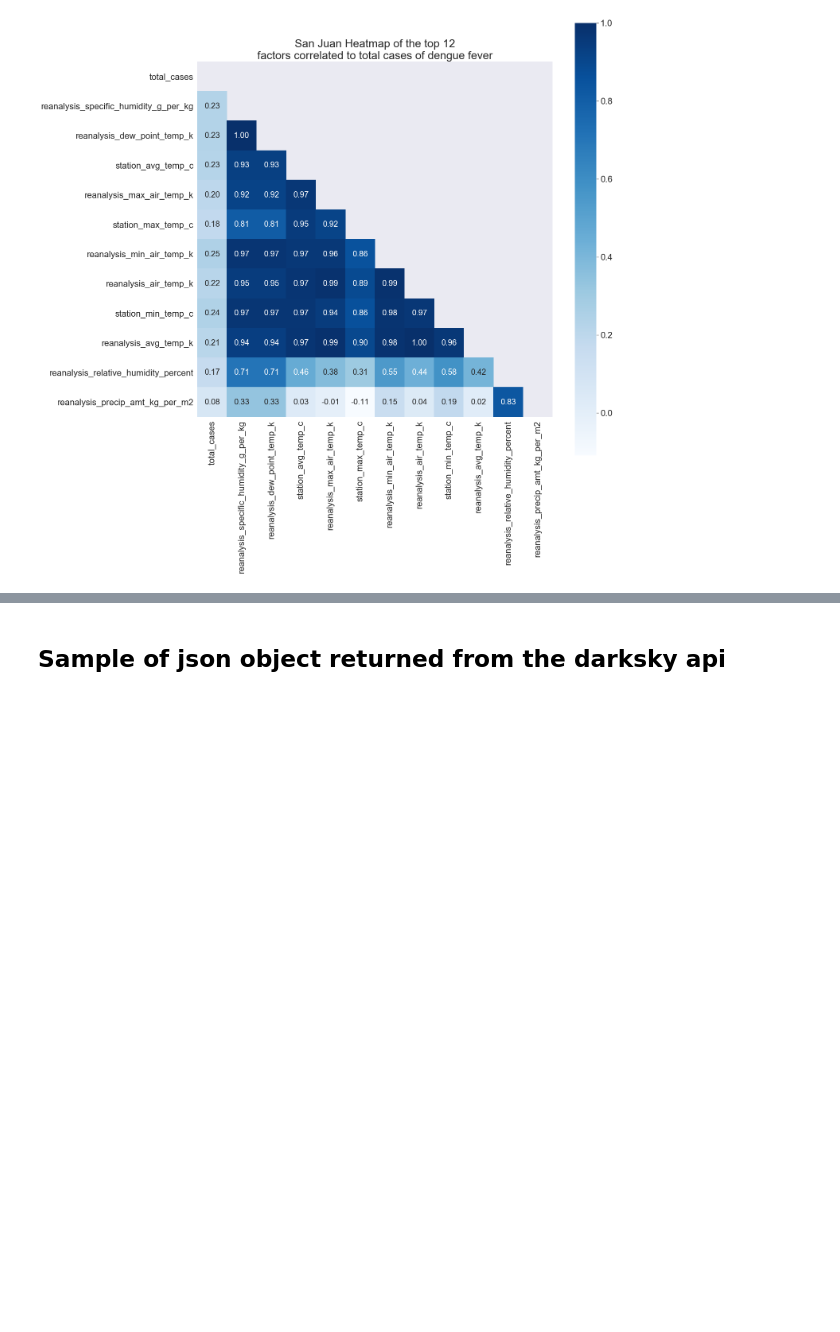
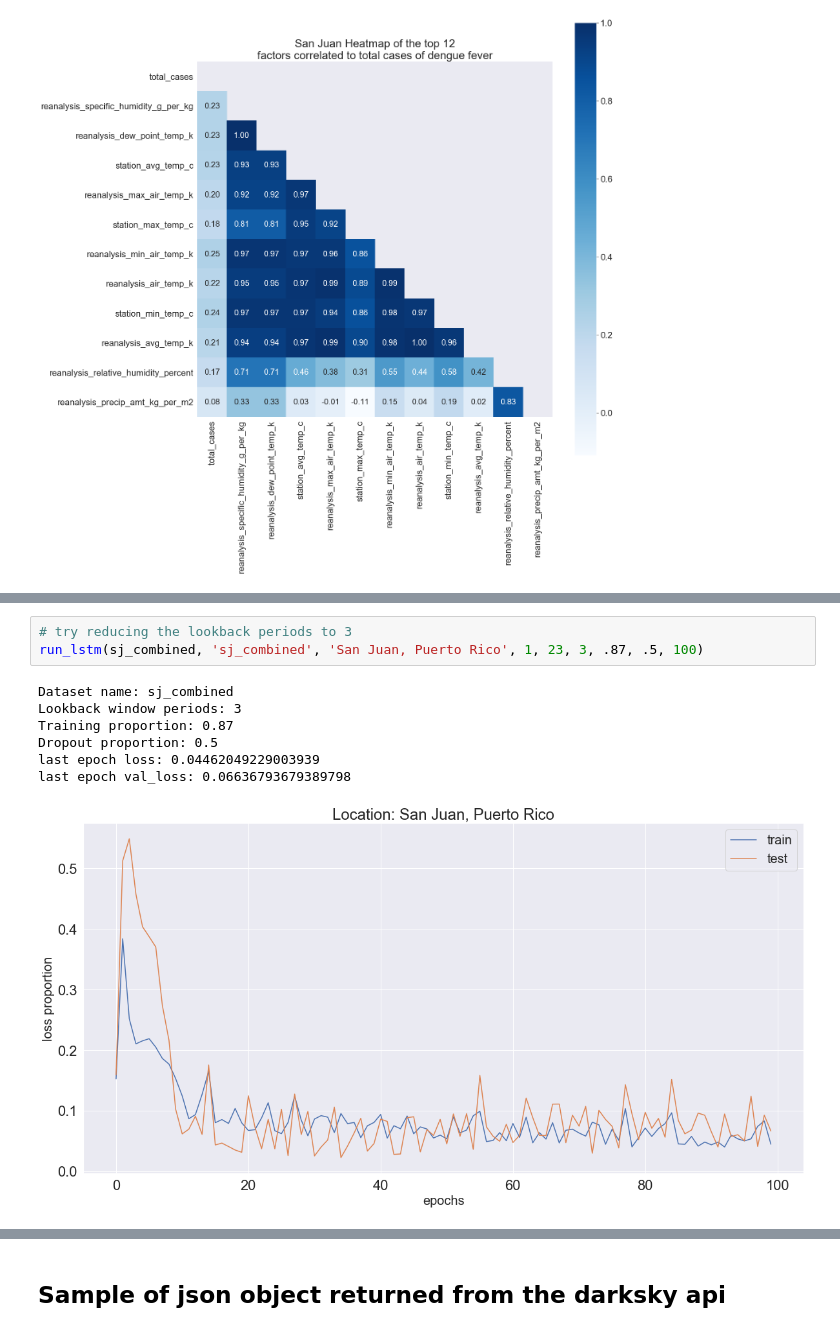
Before and after one commit to iEvidently/dsc-5-capstone-project-online-ds-pt-100118, a Jupyter notebook: dd_dengue_fever.ipynb, the cells around one changed output, grey strips where cells are left out. Saved outputs shown, nothing was run; the diff lists cells and outputs as text; blank space fills up the shorter version.

```diff
--- a/dd_dengue_fever.ipynb
+++ b/dd_dengue_fever.ipynb
@@ -1165,0 +2354,11 @@ plt.show()
+# %%
+# try reducing the lookback periods to 3
+run_lstm(sj_combined, 'sj_combined', 'San Juan, Puerto Rico', 1, 23, 3, .87, .5, 100)
+# %% [output]
+Dataset name: sj_combined
+Lookback window periods: 3
+Training proportion: 0.87
+Dropout proportion: 0.5
+last epoch loss: 0.04462049229003939
+last epoch val_loss: 0.06636793679389798
+[figure, added]
```
Also changed, not shown: parts of 118 cells of this notebook, 1 other file.
